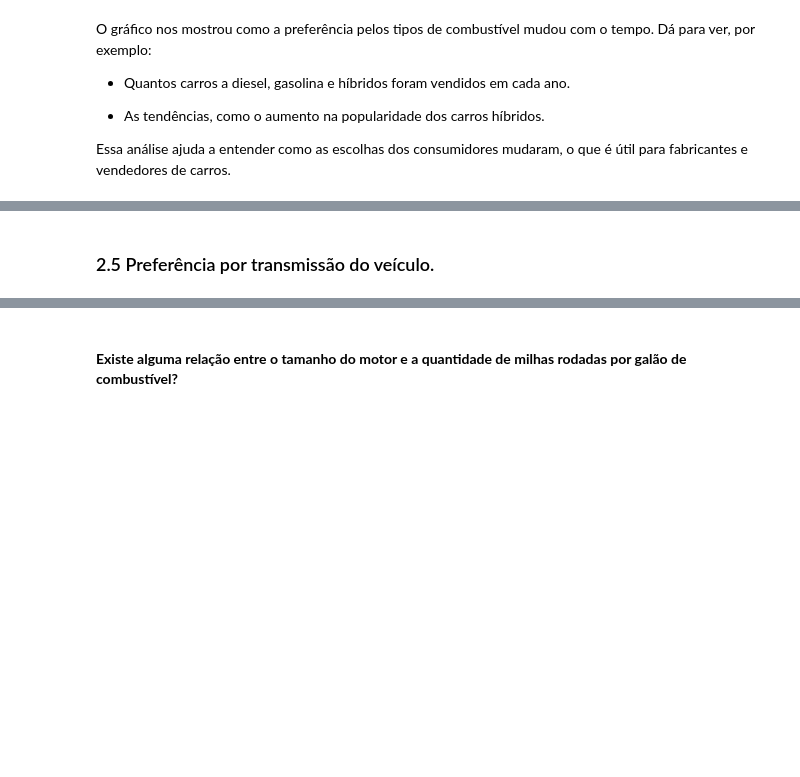
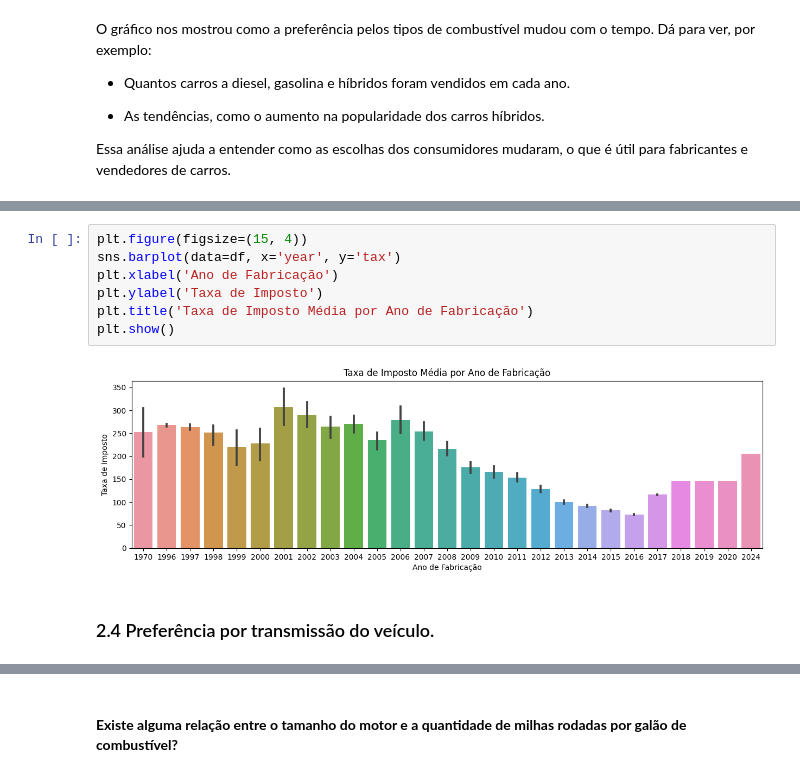
Before and after one commit to atlantico-academy/data-fusion, a Jupyter notebook: notebooks/01-exploratory_data_analysis.ipynb, the cells around one changed output, grey strips where cells are left out. Drawn from its saved outputs; the diff is of its cells as text; blank space fills up the shorter version.

```diff
--- a/notebooks/01-exploratory_data_analysis.ipynb
+++ b/notebooks/01-exploratory_data_analysis.ipynb
@@ -301,2 +321,11 @@ Essa análise ajuda a entender como as escolhas dos consumidores mudaram, o que
+# %%
+plt.figure(figsize=(15, 4))
+sns.barplot(data=df, x='year', y='tax')
+plt.xlabel('Ano de Fabricação')
+plt.ylabel('Taxa de Imposto')
+plt.title('Taxa de Imposto Média por Ano de Fabricação')
+plt.show()
+# %% [output]
+[figure, added]
 # %% [markdown]
-### 2.5 Preferência por transmissão do veículo.
+### 2.4 Preferência por transmissão do veículo.
```
Also changed, not shown: parts of 14 cells of this notebook.
